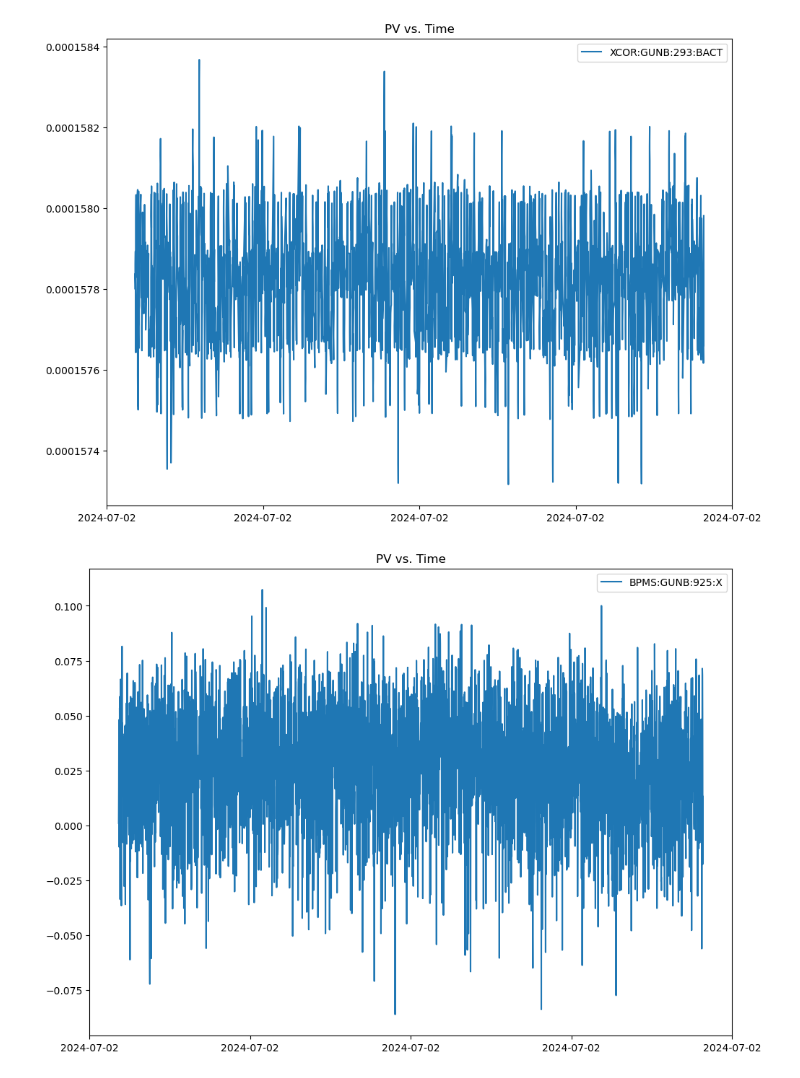
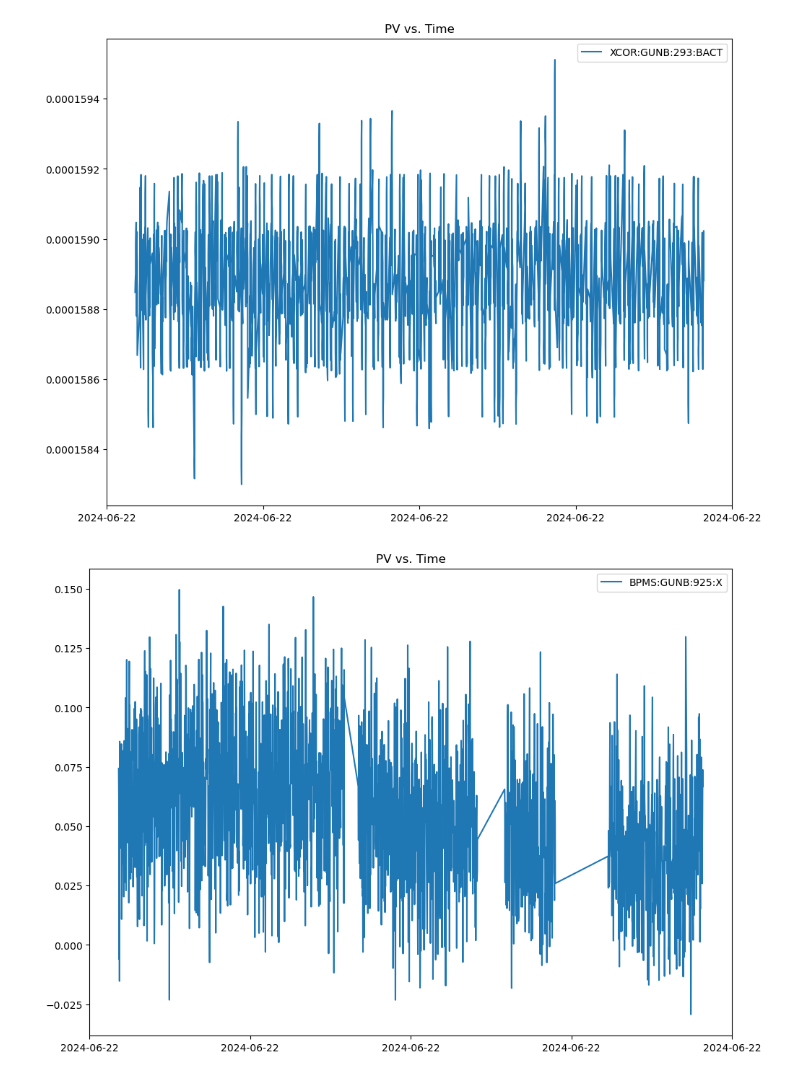
Before and after one commit to jpgtordilla/hombom24, a Jupyter notebook: archive-analysis/lcls-tools-plots/charge_separated_plots/dev_find_timeseries_lcls.ipynb, the cells around one changed output. Saved outputs shown, nothing was run; the diff lists cells and outputs as text; code cells hidden in the pictures.

```diff
--- a/archive-analysis/lcls-tools-plots/charge_separated_plots/dev_find_timeseries_lcls.ipynb
+++ b/archive-analysis/lcls-tools-plots/charge_separated_plots/dev_find_timeseries_lcls.ipynb
@@ -8,39 +8,31 @@ import pandas as pd
 import matplotlib.pyplot as plt
 import matplotlib.ticker as ticker
 # %%
-"""
-start_end_dates = [("2024/07/01 09:00:00", "2024/07/01 12:00:00"),
-                       ("2024/07/01 04:00:00", "2024/07/01 05:00:00"),
-                       ("2024/07/01 12:00:00", "2024/07/01 13:00:00"),
-                       ("2024/07/01 05:00:00", "2024/07/01 06:00:00"),
-                       ("2024/07/02 05:00:00", "2024/07/02 06:00:00")]
-"""
-
-dates = ("2024/07/02 05:00:00", "2024/07/02 06:00:00")
+dates = ("2024/06/22 16:15:00", "2024/06/22 17:00:00")
 xcor_pv = "XCOR:GUNB:293:BACT"
 bpmx_pv = "BPMS:GUNB:925:X"
 ycor_pv = "YCOR:GUNB:293:BACT"
 bpmy_pv = "BPMS:GUNB:925:Y"
 pv_list = [xcor_pv, bpmx_pv, ycor_pv, bpmy_pv]
 
 for x in range(4):
     start_date = dates[0]
     end_date = dates[1]
     start_date_obj = datetime.strptime(start_date, "%Y/%m/%d %H:%M:%S")
     end_date_obj = datetime.strptime(end_date, "%Y/%m/%d %H:%M:%S")
 
     data = arch.get_values_over_time_range([pv_list[x]], start_date_obj, end_date_obj)
     data_dict = data[pv_list[x]]
     data_timestamps = data_dict.timestamps
     data_values = data_dict.values
 
     df = pd.DataFrame({"timestamps": data_timestamps, pv_list[x]: data_values})
 
     fig, ax = plt.subplots(figsize=(10, 7), layout='constrained')
     ax.plot(df["timestamps"], df[pv_list[x]], label=pv_list[x])
     ax.xaxis.set_major_locator(ticker.LinearLocator(5))
     ax.set_title("PV vs. Time")
     ax.legend()
 # %% [output]
-[figure, old version]
+[figure, new version]
-[figure, old version]
+[figure, new version]
```
Also changed, not shown: parts of 1 cell of this notebook, 1 other file.
